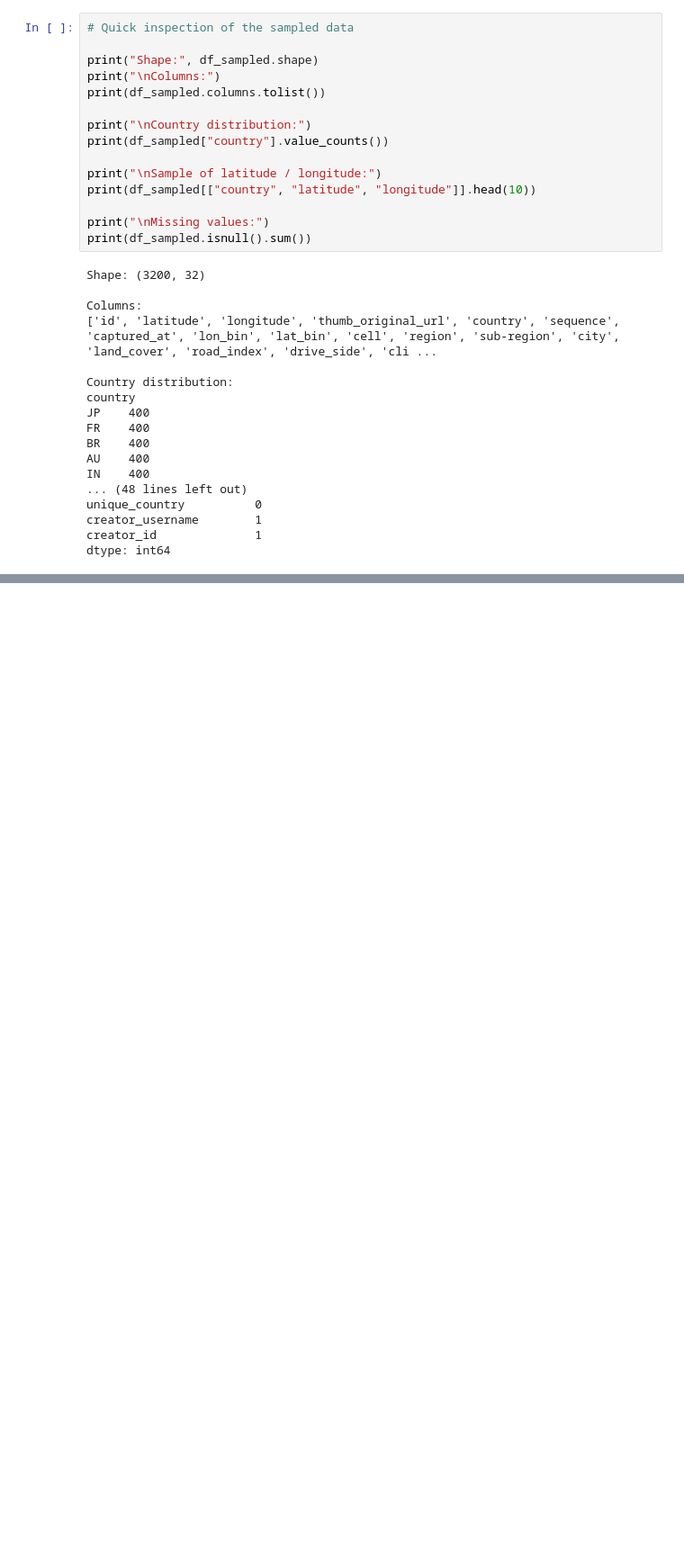
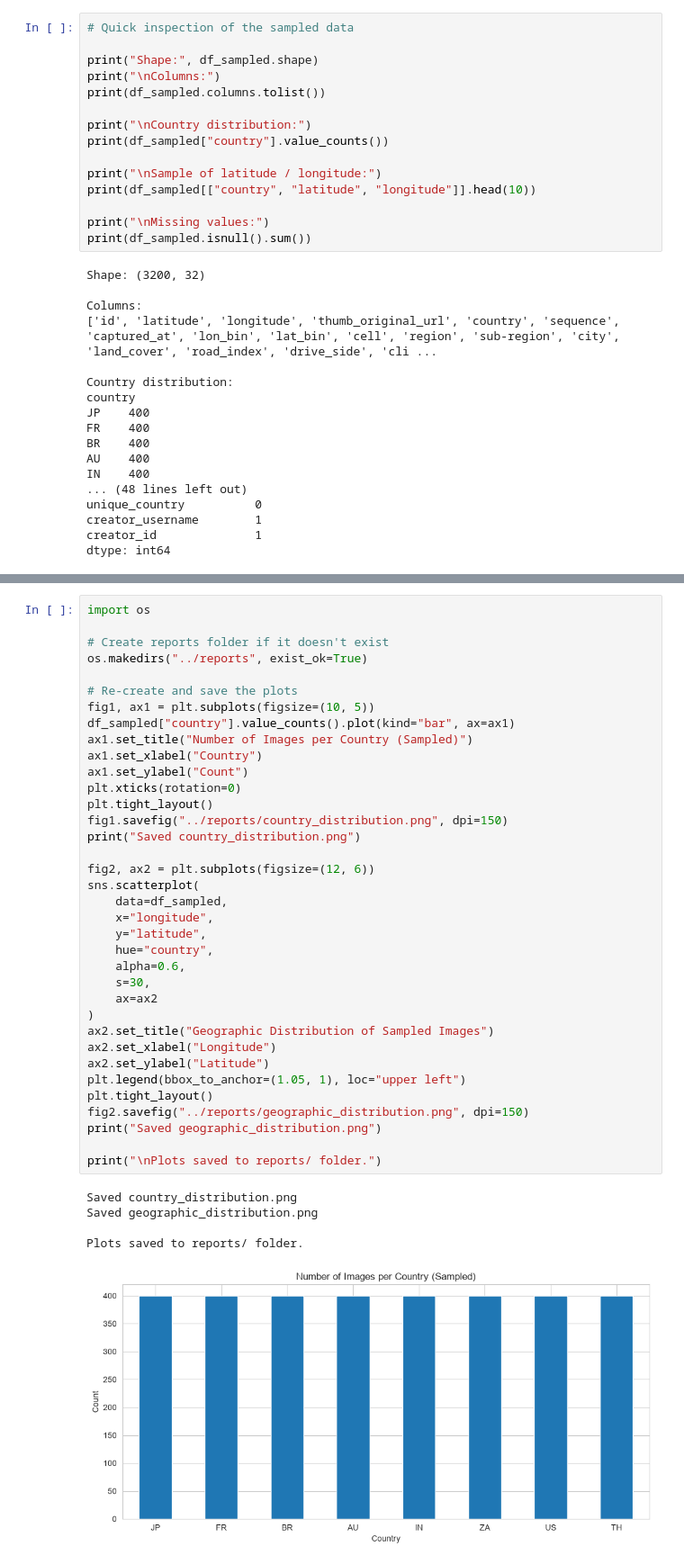
Before and after one commit to keithlky1992/geoguessr-style-ai-capstone, a Jupyter notebook: notebooks/01_explore_metadata.ipynb, the cells around one changed output, grey strips where cells are left out. Shown at 90% size. Cells and saved outputs as stored; diff of their text form; blank space fills up the shorter version.

```diff
--- a/notebooks/01_explore_metadata.ipynb
+++ b/notebooks/01_explore_metadata.ipynb
@@ -171,0 +213,42 @@ dtype: int64
+# %%
+import os
+
+# Create reports folder if it doesn't exist
+os.makedirs("../reports", exist_ok=True)
+
+# Re-create and save the plots
+fig1, ax1 = plt.subplots(figsize=(10, 5))
+df_sampled["country"].value_counts().plot(kind="bar", ax=ax1)
+ax1.set_title("Number of Images per Country (Sampled)")
+ax1.set_xlabel("Country")
+ax1.set_ylabel("Count")
+plt.xticks(rotation=0)
+plt.tight_layout()
+fig1.savefig("../reports/country_distribution.png", dpi=150)
+print("Saved country_distribution.png")
+
+fig2, ax2 = plt.subplots(figsize=(12, 6))
+sns.scatterplot(
+    data=df_sampled,
+    x="longitude",
+    y="latitude",
+    hue="country",
+    alpha=0.6,
+    s=30,
+    ax=ax2
+)
+ax2.set_title("Geographic Distribution of Sampled Images")
+ax2.set_xlabel("Longitude")
+ax2.set_ylabel("Latitude")
+plt.legend(bbox_to_anchor=(1.05, 1), loc="upper left")
+plt.tight_layout()
+fig2.savefig("../reports/geographic_distribution.png", dpi=150)
+print("Saved geographic_distribution.png")
+
+print("\nPlots saved to reports/ folder.")
+# %% [output]
+Saved country_distribution.png
+Saved geographic_distribution.png
+
+Plots saved to reports/ folder.
+[figure, added]
```
Also changed, not shown: parts of 2 cells of this notebook, 2 other files.
